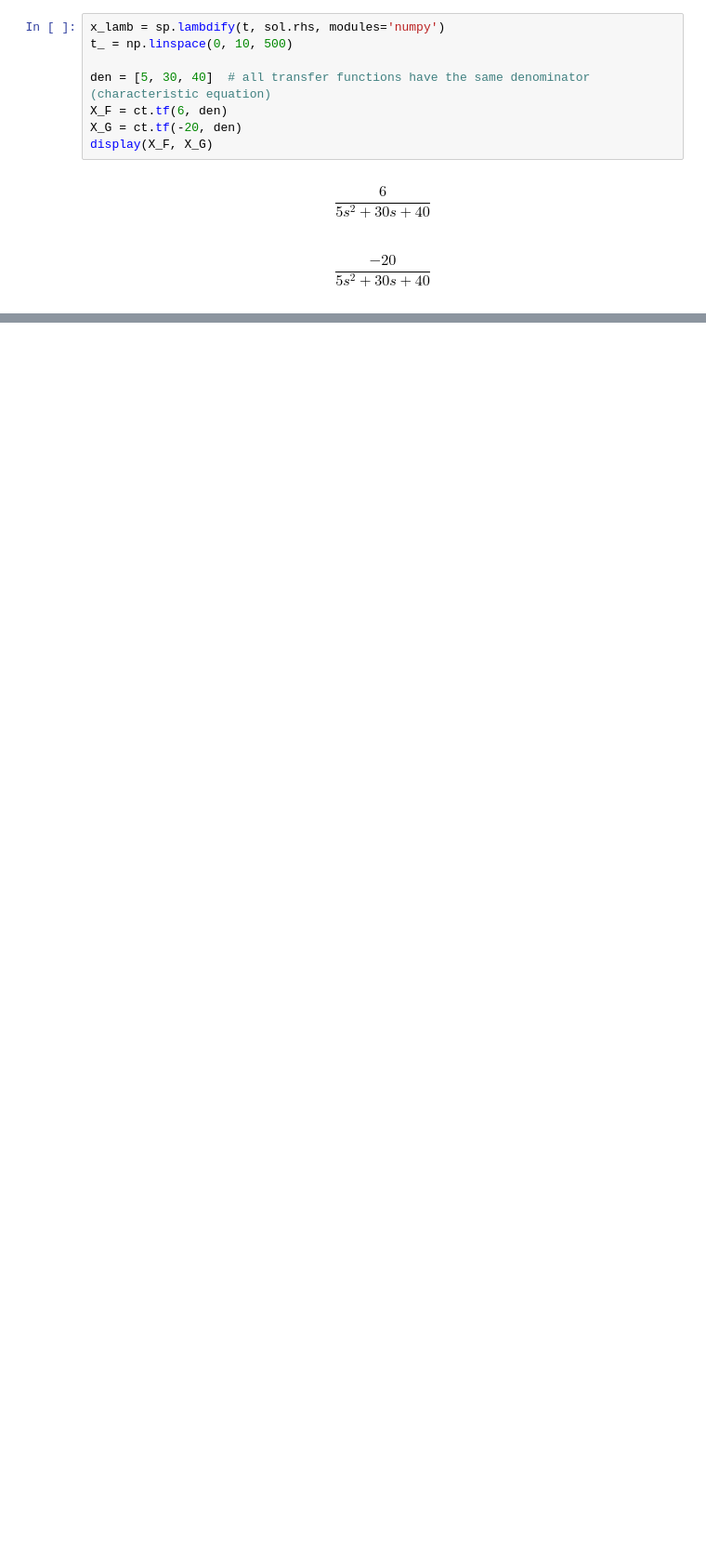
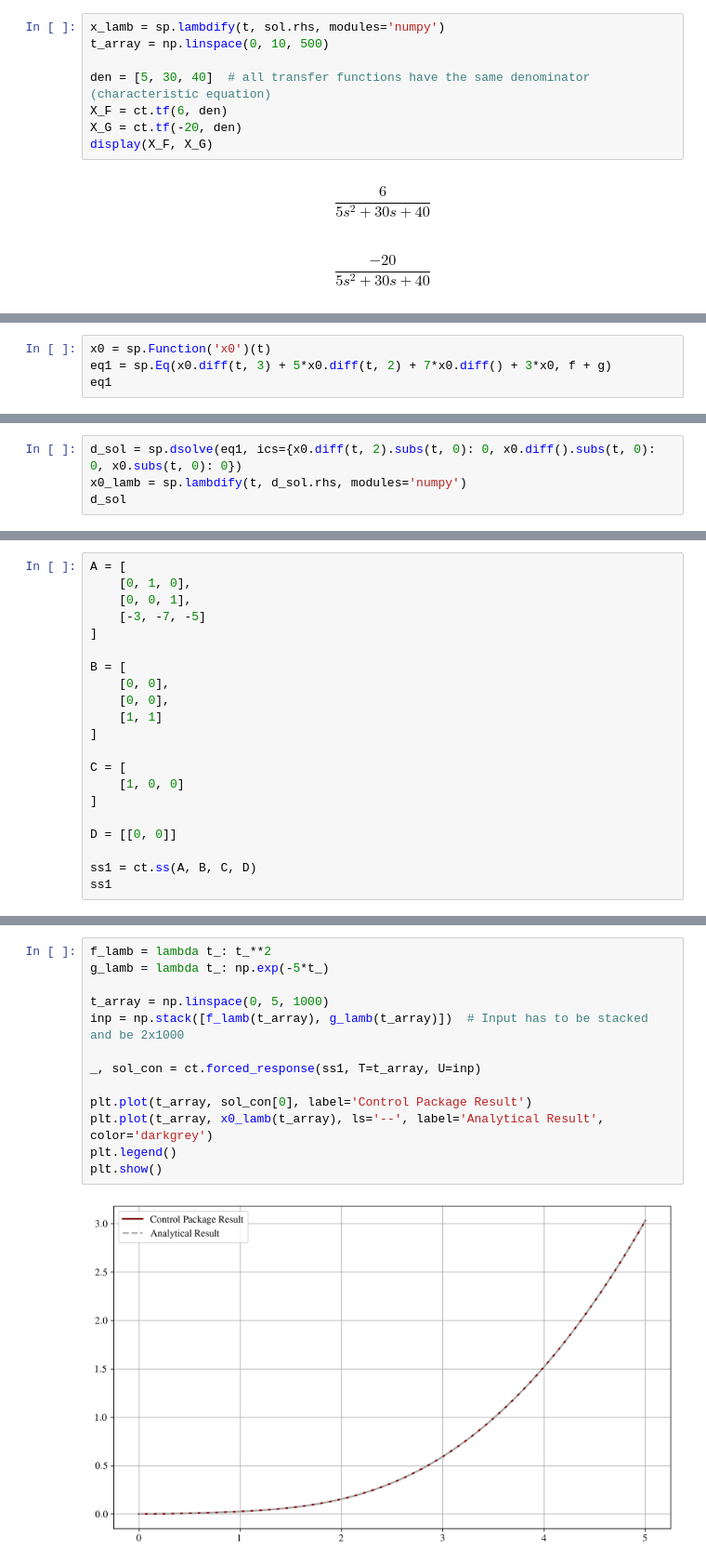
Before and after one commit to gabemorris12/System-Dynamics, a Jupyter notebook: Getting the Response/Multiple Inputs.ipynb, the cells around one changed output, grey strips where cells are left out. Shown at 93% size. Cells and saved outputs as stored; diff of their text form; blank space fills up the shorter version.

Commit message:
added to multiple inputs

```diff
--- a/Getting the Response/Multiple Inputs.ipynb
+++ b/Getting the Response/Multiple Inputs.ipynb
@@ -27,7 +27,7 @@ sol
 $\displaystyle x{\left(t \right)} = \frac{3 t^{2}}{20} - \frac{9 t}{40} + \frac{21}{160} - \frac{49 e^{- 2 t}}{60} + \frac{323 e^{- 4 t}}{160} - \frac{4 e^{- 5 t}}{3}$
 # %%
 x_lamb = sp.lambdify(t, sol.rhs, modules='numpy')
-t_ = np.linspace(0, 10, 500)
+t_array = np.linspace(0, 10, 500)
 
 den = [5, 30, 40]  # all transfer functions have the same denominator (characteristic equation)
 X_F = ct.tf(6, den)
@@ -49,0 +54,4 @@ plt.show()
+# %%
+x0 = sp.Function('x0')(t)
+eq1 = sp.Eq(x0.diff(t, 3) + 5*x0.diff(t, 2) + 7*x0.diff() + 3*x0, f + g)
+eq1
@@ -49,0 +60,4 @@ plt.show()
+# %%
+d_sol = sp.dsolve(eq1, ics={x0.diff(t, 2).subs(t, 0): 0, x0.diff().subs(t, 0): 0, x0.subs(t, 0): 0})
+x0_lamb = sp.lambdify(t, d_sol.rhs, modules='numpy')
+d_sol
@@ -49,0 +86,21 @@ plt.show()
+# %%
+A = [
+    [0, 1, 0],
+    [0, 0, 1],
+    [-3, -7, -5]
+]
+
+B = [
+    [0, 0],
+    [0, 0],
+    [1, 1]
+]
+
+C = [
+    [1, 0, 0]
+]
+
+D = [[0, 0]]
+
+ss1 = ct.ss(A, B, C, D)
+ss1
@@ -49,0 +117,15 @@ plt.show()
+# %%
+f_lamb = lambda t_: t_**2
+g_lamb = lambda t_: np.exp(-5*t_)
+
+t_array = np.linspace(0, 5, 1000)
+inp = np.stack([f_lamb(t_array), g_lamb(t_array)])  # Input has to be stacked and be 2x1000
+
+_, sol_con = ct.forced_response(ss1, T=t_array, U=inp)
+
+plt.plot(t_array, sol_con[0], label='Control Package Result')
+plt.plot(t_array, x0_lamb(t_array), ls='--', label='Analytical Result', color='darkgrey')
+plt.legend()
+plt.show()
+# %% [output]
+[figure, added]
```
Also changed, not shown: parts of 6 cells of this notebook, 1 other file.
